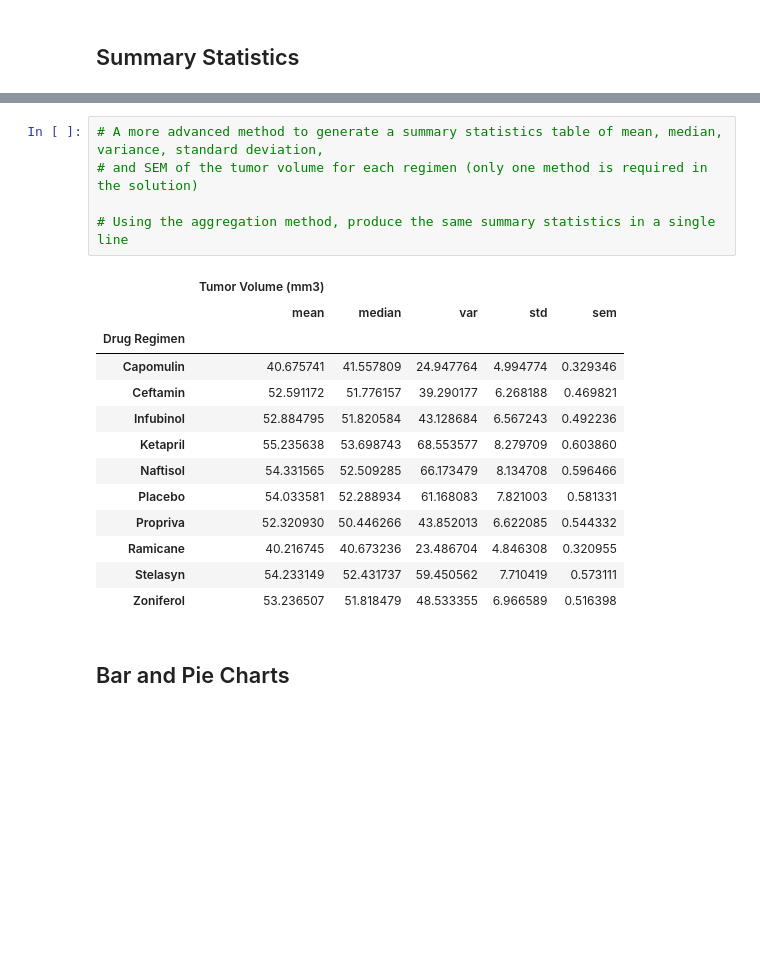
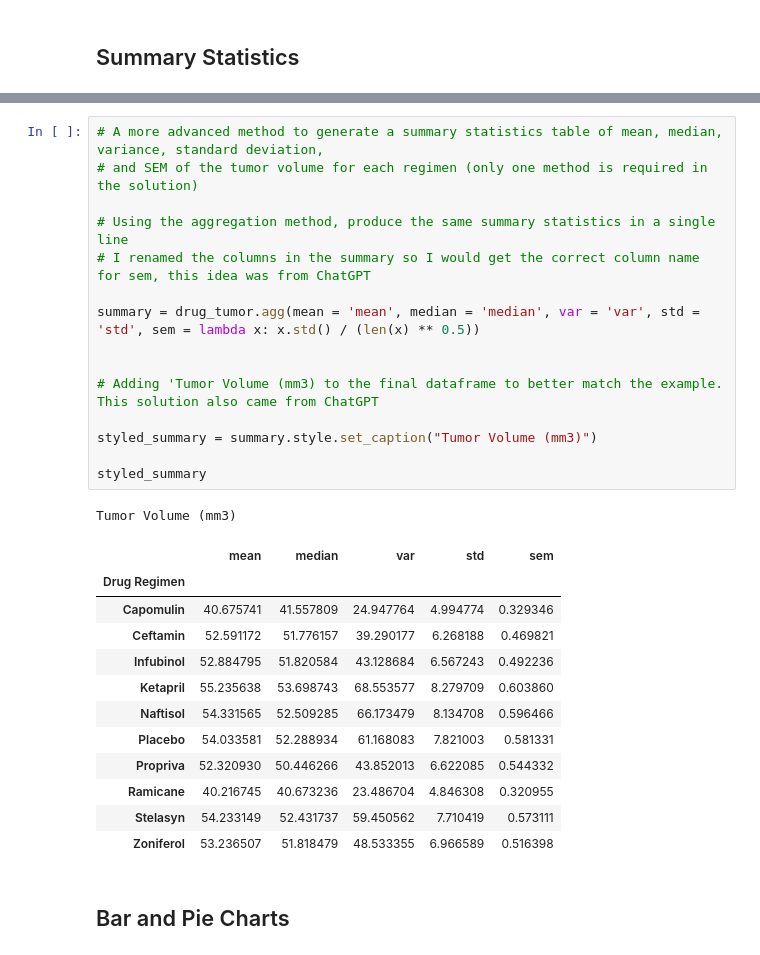
Before and after one commit to arkhanks/Pymaceuticals_Challenge_5, a Jupyter notebook: pymaceuticals_code.ipynb, the cells around one changed output, grey strips where cells are left out. Drawn from its saved outputs; the diff is of its cells as text; blank space fills up the shorter version.

```diff
--- a/pymaceuticals_code.ipynb
+++ b/pymaceuticals_code.ipynb
@@ -246,10 +175,20 @@ per_drug_summary_df
 # %%
 # A more advanced method to generate a summary statistics table of mean, median, variance, standard deviation,
 # and SEM of the tumor volume for each regimen (only one method is required in the solution)
 
 # Using the aggregation method, produce the same summary statistics in a single line
+# I renamed the columns in the summary so I would get the correct column name for sem, this idea was from ChatGPT
+
+summary = drug_tumor.agg(mean = 'mean', median = 'median', var = 'var', std = 'std', sem = lambda x: x.std() / (len(x) ** 0.5))
+
+
+# Adding 'Tumor Volume (mm3) to the final dataframe to better match the example. This solution also came from ChatGPT
+
+styled_summary = summary.style.set_caption("Tumor Volume (mm3)")
+
+styled_summary
 # %% [output]
+Tumor Volume (mm3)
-|  | Tumor Volume (mm3) |  |  |  |  |
 |  | mean | median | var | std | sem |
 | Drug Regimen |  |  |  |  |  |
 | Capomulin | 40.675741 | 41.557809 | 24.947764 | 4.994774 | 0.329346 |
```
Also changed, not shown: parts of 5 cells of this notebook.
